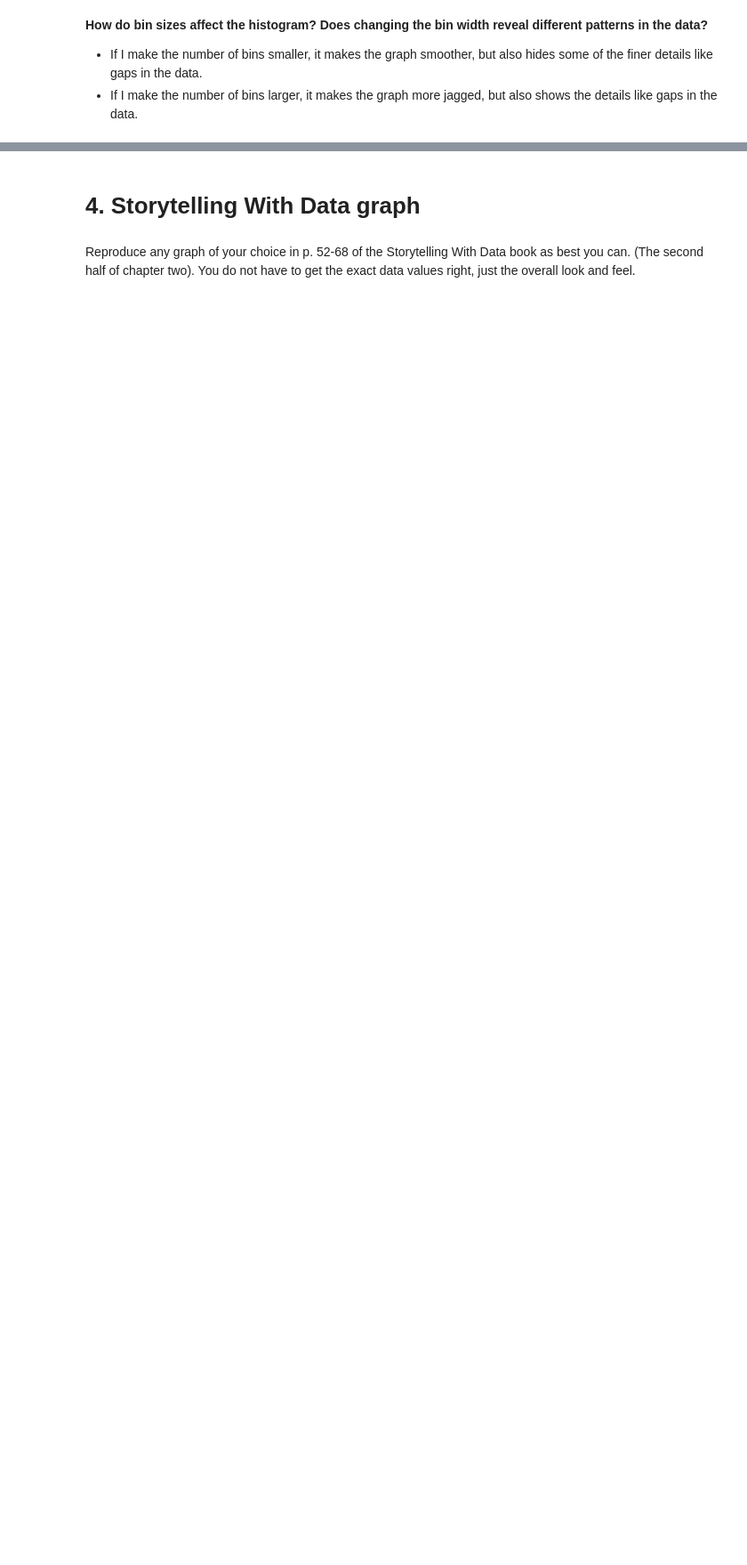
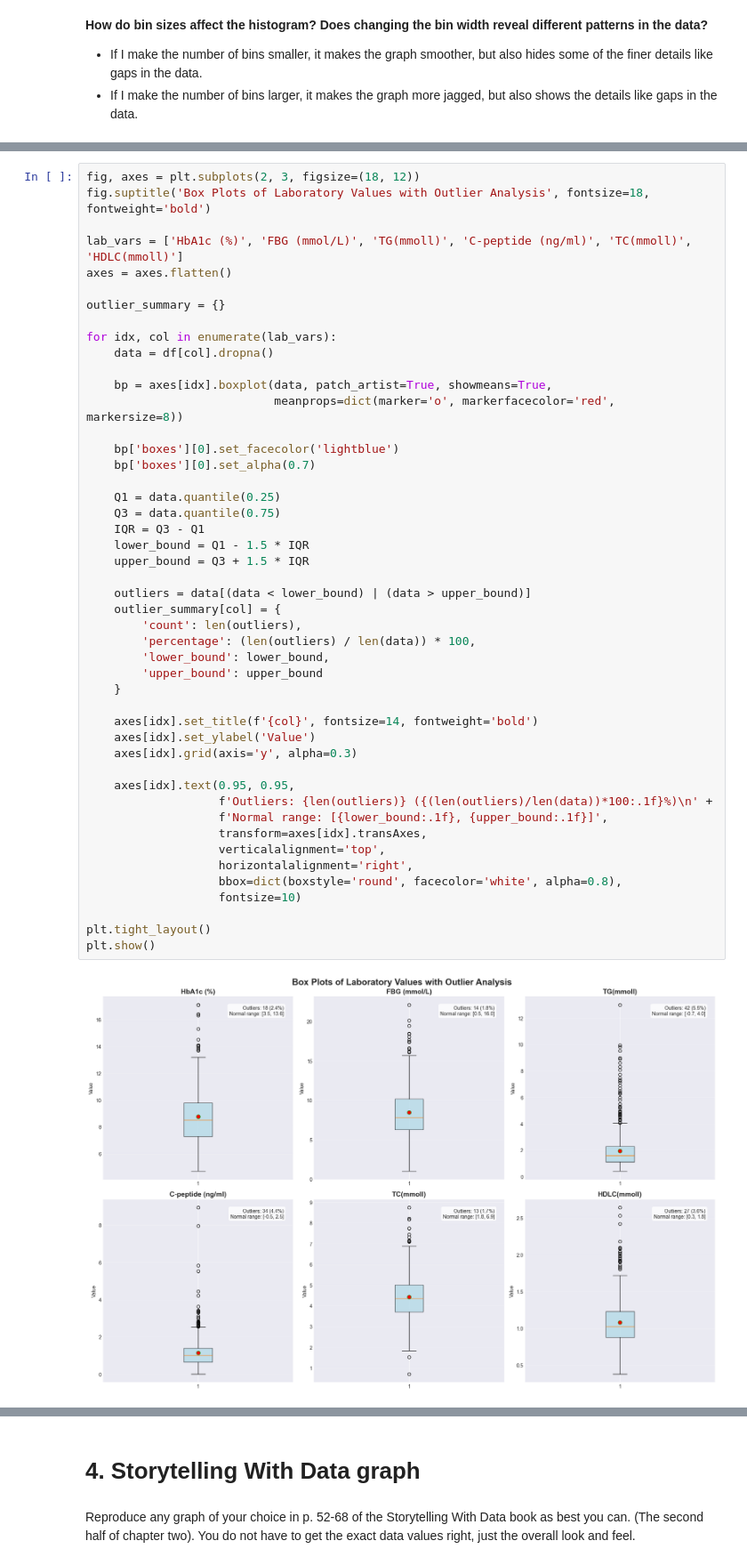
Before and after one commit to reynolkb-bu/bu-cds-dx699-2025-summer, a Jupyter notebook: notebooks/week-4/OMDS-ModB2-Week4-Reynolds-Kyle.ipynb, the cells around one changed output, grey strips where cells are left out. Shown at 89% size. Saved outputs shown, nothing was run; the diff lists cells and outputs as text; blank space fills up the shorter version.

Commit message:
adding more analysis

```diff
--- a/notebooks/week-4/OMDS-ModB2-Week4-Reynolds-Kyle.ipynb
+++ b/notebooks/week-4/OMDS-ModB2-Week4-Reynolds-Kyle.ipynb
@@ -346,0 +451,49 @@ plt.show()
+# %%
+fig, axes = plt.subplots(2, 3, figsize=(18, 12))
+fig.suptitle('Box Plots of Laboratory Values with Outlier Analysis', fontsize=18, fontweight='bold')
+
+lab_vars = ['HbA1c (%)', 'FBG (mmol/L)', 'TG(mmoll)', 'C-peptide (ng/ml)', 'TC(mmoll)', 'HDLC(mmoll)']
+axes = axes.flatten()
+
+outlier_summary = {}
+
+for idx, col in enumerate(lab_vars):
+    data = df[col].dropna()
+
+    bp = axes[idx].boxplot(data, patch_artist=True, showmeans=True,
+                           meanprops=dict(marker='o', markerfacecolor='red', markersize=8))
+
+    bp['boxes'][0].set_facecolor('lightblue')
+    bp['boxes'][0].set_alpha(0.7)
+
+    Q1 = data.quantile(0.25)
+    Q3 = data.quantile(0.75)
+    IQR = Q3 - Q1
+    lower_bound = Q1 - 1.5 * IQR
+    upper_bound = Q3 + 1.5 * IQR
+
+    outliers = data[(data < lower_bound) | (data > upper_bound)]
+    outlier_summary[col] = {
+        'count': len(outliers),
+        'percentage': (len(outliers) / len(data)) * 100,
+        'lower_bound': lower_bound,
+        'upper_bound': upper_bound
+    }
+
+    axes[idx].set_title(f'{col}', fontsize=14, fontweight='bold')
+    axes[idx].set_ylabel('Value')
+    axes[idx].grid(axis='y', alpha=0.3)
+
+    axes[idx].text(0.95, 0.95,
+                   f'Outliers: {len(outliers)} ({(len(outliers)/len(data))*100:.1f}%)\n' +
+                   f'Normal range: [{lower_bound:.1f}, {upper_bound:.1f}]',
+                   transform=axes[idx].transAxes,
+                   verticalalignment='top',
+                   horizontalalignment='right',
+                   bbox=dict(boxstyle='round', facecolor='white', alpha=0.8),
+                   fontsize=10)
+
+plt.tight_layout()
+plt.show()
+# %% [output]
+[figure, added]
```
Also changed, not shown: parts of 23 cells of this notebook.
